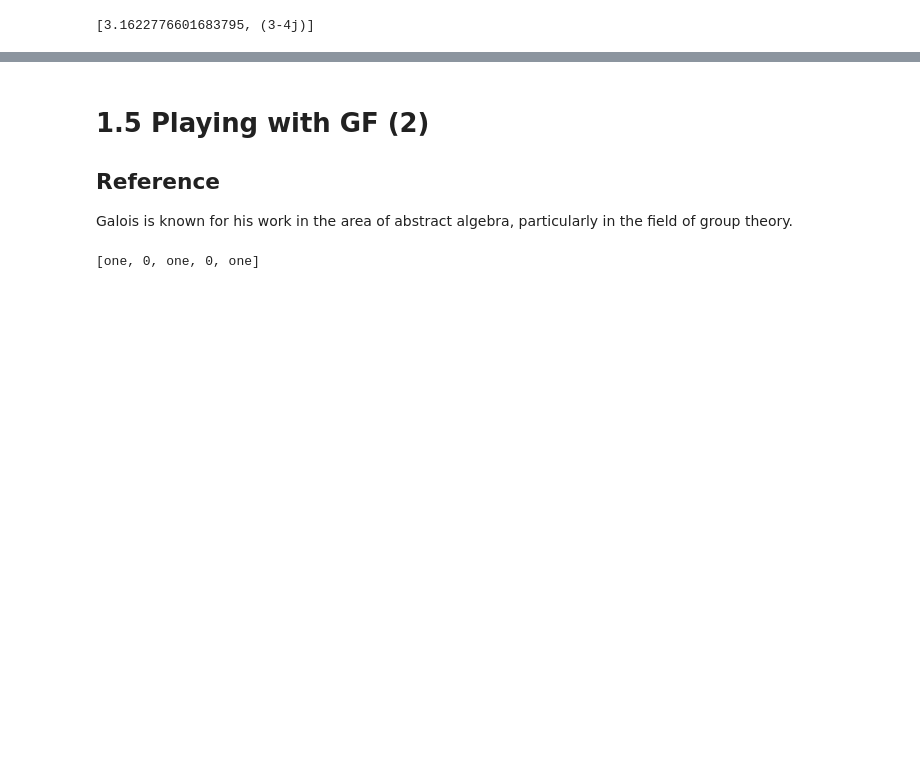
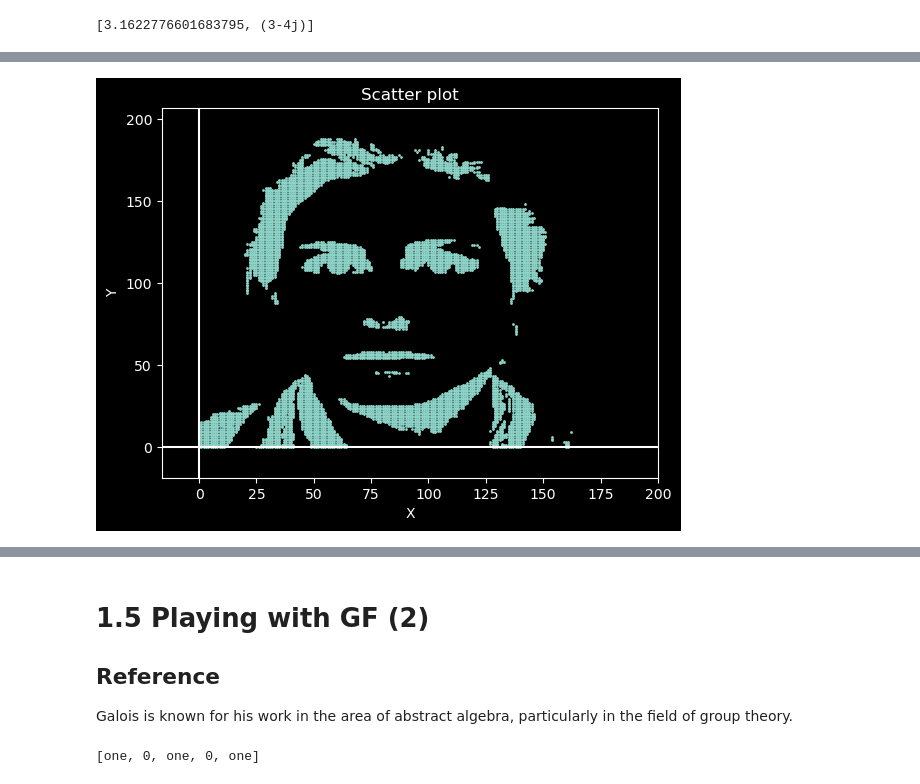
Before and after one commit to yangchenyun/ml_journey, a Jupyter notebook: ch01-the-field.ipynb, the cells around one changed output, grey strips where cells are left out. Drawn from its saved outputs; the diff is of its cells as text; code cells hidden in the pictures; blank space fills up the shorter version.

```diff
--- a/ch01-the-field.ipynb
+++ b/ch01-the-field.ipynb
@@ -70,10 +80,12 @@ plot({translate(z * 0.5j, 2-1j) for z in S}, 4)
 # %%
 # Task 1.4.10
 from book import image
 data = image.file2image("./book/img01.png")
 pts = [complex(x, y)
        for y, row in enumerate(reversed(data)) # NOTE: reverse the y-axis and read rows
        for x, intensity in enumerate(row) if intensity[0] < 120]
-plot({z for z in pts}, len(data), 1)
+plot({z for z in pts}, 1, 200, 200)
+# %% [output]
+[figure, added]
 # %%
 # Task 1.4.12
```
Also changed, not shown: parts of 9 cells of this notebook.
